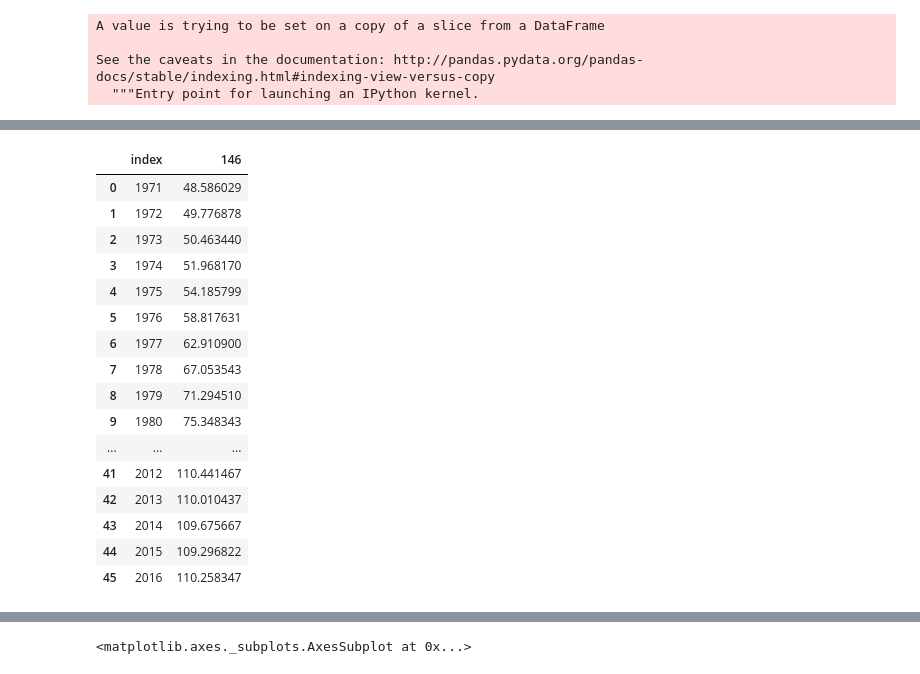
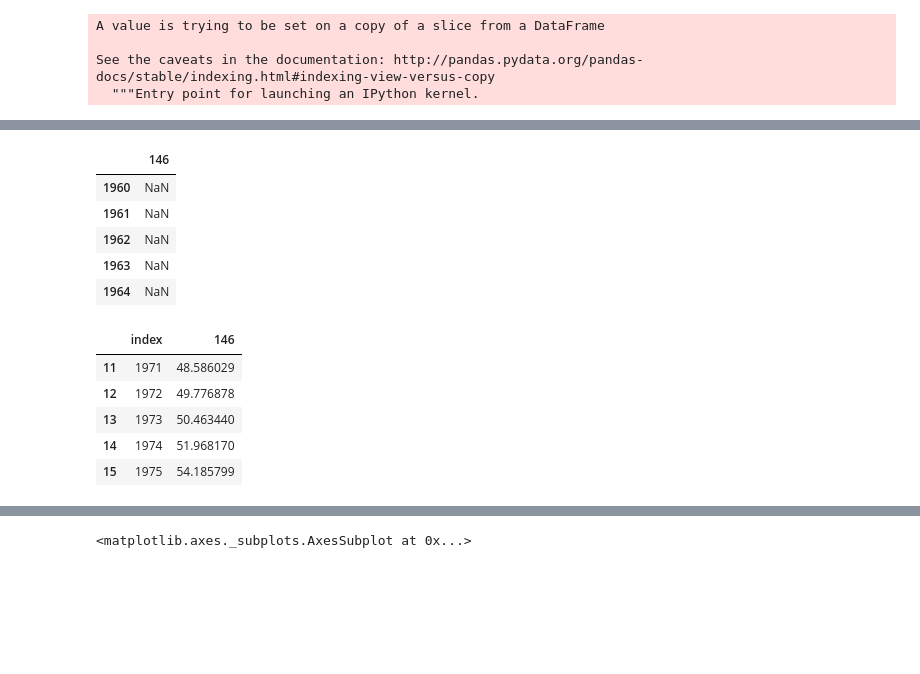
Before and after one commit to chikoungoun/Stats-Maroc, a Jupyter notebook: taux_inscription.ipynb, the cells around one changed output, grey strips where cells are left out. Drawn from its saved outputs; the diff is of its cells as text; code cells hidden in the pictures; blank space fills up the shorter version.

```diff
--- a/taux_inscription.ipynb
+++ b/taux_inscription.ipynb
@@ -27,5 +62,5 @@ mar
 # %%
-mar.drop(['Country Name','Country Code','Indicator Name','Indicator Code'],axis=1,inplace=True)
+pays.drop(['Country Name','Country Code','Indicator Name','Indicator Code'],axis=1,inplace=True)
 # %% [output]
 A value is trying to be set on a copy of a slice from a DataFrame
 
@@ -56,2 +71,11 @@ mar_ser
+# %%
+maroc.head()
+# %% [output]
+|  | 146 |
+| 1960 | NaN |
+| 1961 | NaN |
+| 1962 | NaN |
+| 1963 | NaN |
+| 1964 | NaN |
 # %%
 #ajouter un index
@@ -61,21 +86,10 @@ mar_ser.dropna(inplace=True)
-# %%
-mar_ser
-# %% [output]
-|  | index | 146 |
-| 0 | 1971 | 48.586029 |
-| 1 | 1972 | 49.776878 |
-| 2 | 1973 | 50.463440 |
-| 3 | 1974 | 51.968170 |
-| 4 | 1975 | 54.185799 |
-| 5 | 1976 | 58.817631 |
-| 6 | 1977 | 62.910900 |
-| 7 | 1978 | 67.053543 |
-| 8 | 1979 | 71.294510 |
-| 9 | 1980 | 75.348343 |
-| ... | ... | ... |
-| 41 | 2012 | 110.441467 |
-| 42 | 2013 | 110.010437 |
-| 43 | 2014 | 109.675667 |
-| 44 | 2015 | 109.296822 |
-| 45 | 2016 | 110.258347 |
+# %%
+maroc.head()
+# %% [output]
+|  | index | 146 |
+| 11 | 1971 | 48.586029 |
+| 12 | 1972 | 49.776878 |
+| 13 | 1973 | 50.463440 |
+| 14 | 1974 | 51.968170 |
+| 15 | 1975 | 54.185799 |
 # %%
```
Also changed, not shown: parts of 23 cells of this notebook.
